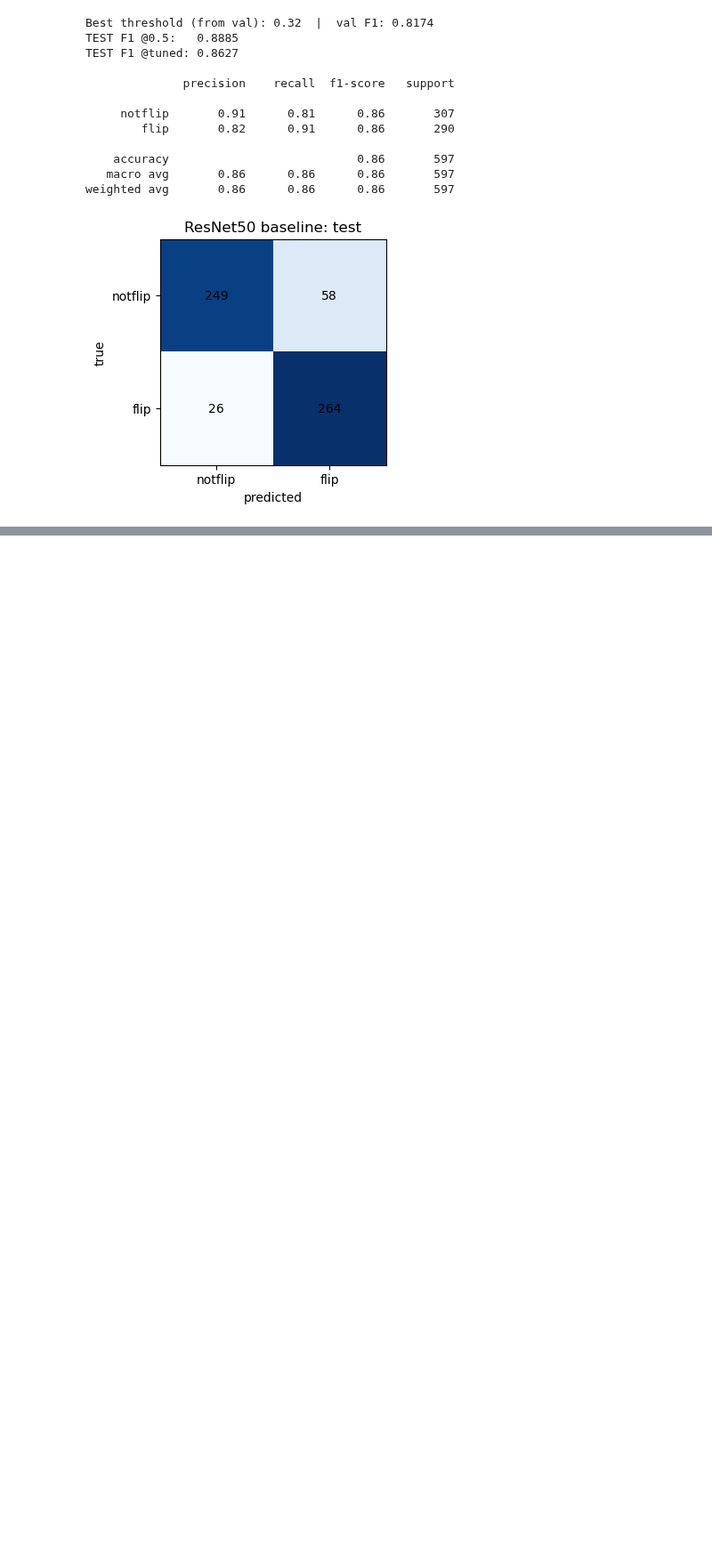
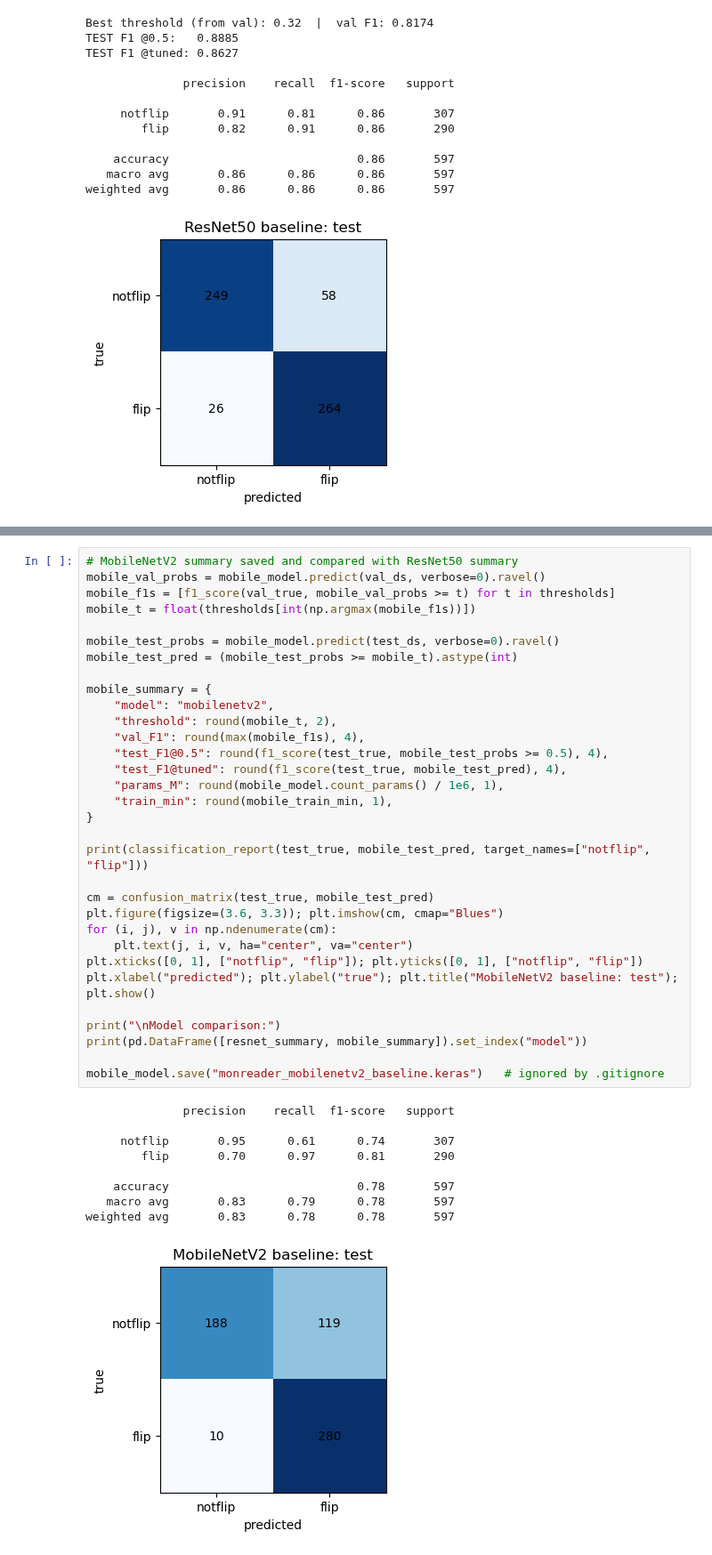
Before and after one commit to DillonR03/MonReader, a Jupyter notebook: MonReaderNotebook.ipynb, the cells around one changed output, grey strips where cells are left out. Shown at 89% size. Saved outputs shown, nothing was run; the diff lists cells and outputs as text; blank space fills up the shorter version.

```diff
--- a/MonReaderNotebook.ipynb
+++ b/MonReaderNotebook.ipynb
@@ -520,0 +596,42 @@ weighted avg       0.86      0.86      0.86       597
+# %%
+# MobileNetV2 summary saved and compared with ResNet50 summary
+mobile_val_probs = mobile_model.predict(val_ds, verbose=0).ravel()
+mobile_f1s = [f1_score(val_true, mobile_val_probs >= t) for t in thresholds]
+mobile_t = float(thresholds[int(np.argmax(mobile_f1s))])
+
+mobile_test_probs = mobile_model.predict(test_ds, verbose=0).ravel()
+mobile_test_pred = (mobile_test_probs >= mobile_t).astype(int)
+
+mobile_summary = {
+    "model": "mobilenetv2",
+    "threshold": round(mobile_t, 2),
+    "val_F1": round(max(mobile_f1s), 4),
+    "test_F1@0.5": round(f1_score(test_true, mobile_test_probs >= 0.5), 4),
+    "test_F1@tuned": round(f1_score(test_true, mobile_test_pred), 4),
+    "params_M": round(mobile_model.count_params() / 1e6, 1),
+    "train_min": round(mobile_train_min, 1),
+}
+
+print(classification_report(test_true, mobile_test_pred, target_names=["notflip", "flip"]))
+
+cm = confusion_matrix(test_true, mobile_test_pred)
+plt.figure(figsize=(3.6, 3.3)); plt.imshow(cm, cmap="Blues")
+for (i, j), v in np.ndenumerate(cm):
+    plt.text(j, i, v, ha="center", va="center")
+plt.xticks([0, 1], ["notflip", "flip"]); plt.yticks([0, 1], ["notflip", "flip"])
+plt.xlabel("predicted"); plt.ylabel("true"); plt.title("MobileNetV2 baseline: test"); plt.show()
+
+print("\nModel comparison:")
+print(pd.DataFrame([resnet_summary, mobile_summary]).set_index("model"))
+
+mobile_model.save("monreader_mobilenetv2_baseline.keras")   # ignored by .gitignore
+# %% [output]
+              precision    recall  f1-score   support
+
+     notflip       0.95      0.61      0.74       307
+        flip       0.70      0.97      0.81       290
+
+    accuracy                           0.78       597
+   macro avg       0.83      0.79      0.78       597
+weighted avg       0.83      0.78      0.78       597
+[figure, added]
```
Also changed, not shown: parts of 3 cells of this notebook.
